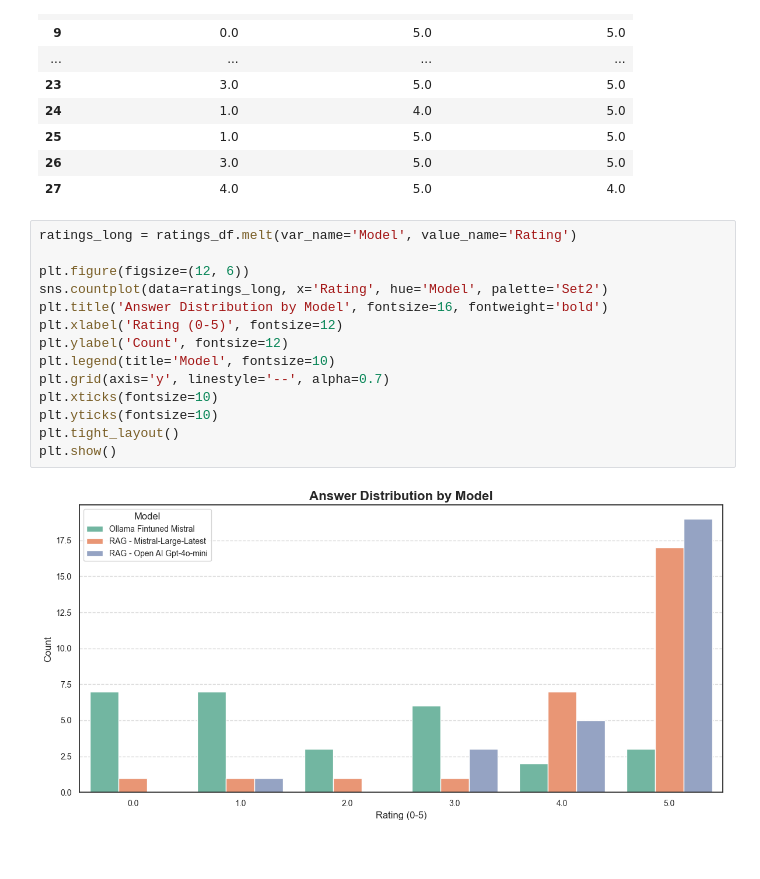
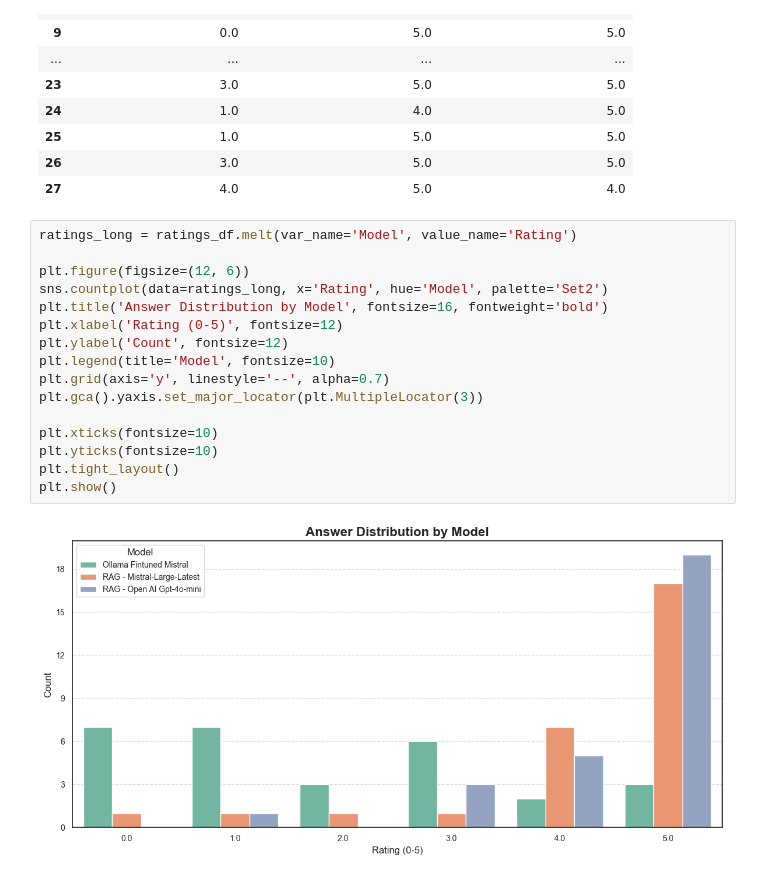
Before and after one commit to samkj/AIR-W24, a Jupyter notebook: evaluation/evaluation.ipynb, the cells around one changed output. Saved outputs shown, nothing was run; the diff lists cells and outputs as text.

Commit message:
change plots

```diff
--- a/evaluation/evaluation.ipynb
+++ b/evaluation/evaluation.ipynb
@@ -194,16 +243,18 @@ display(ratings_df)
 # %%
 ratings_long = ratings_df.melt(var_name='Model', value_name='Rating')
 
 plt.figure(figsize=(12, 6))
 sns.countplot(data=ratings_long, x='Rating', hue='Model', palette='Set2')
 plt.title('Answer Distribution by Model', fontsize=16, fontweight='bold')
 plt.xlabel('Rating (0-5)', fontsize=12)
 plt.ylabel('Count', fontsize=12)
 plt.legend(title='Model', fontsize=10)
 plt.grid(axis='y', linestyle='--', alpha=0.7)
+plt.gca().yaxis.set_major_locator(plt.MultipleLocator(3))
+
 plt.xticks(fontsize=10)
 plt.yticks(fontsize=10)
 plt.tight_layout()
 plt.show()
 # %% [output]
-[figure, old version]
+[figure, new version]
```
Also changed, not shown: parts of 4 cells of this notebook, 6 other files.
